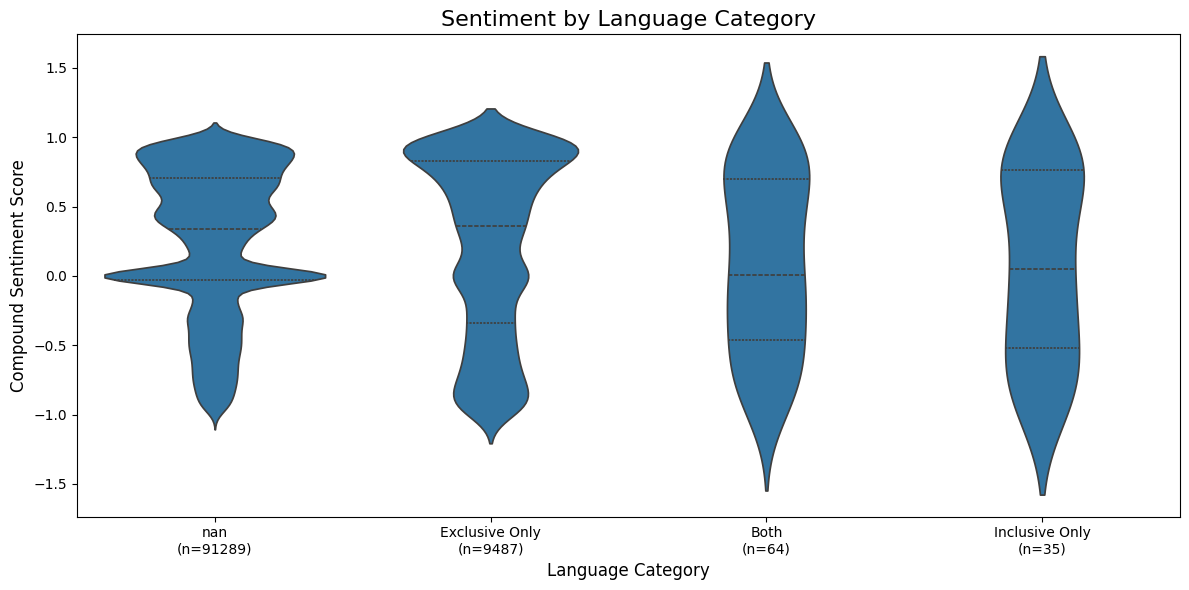
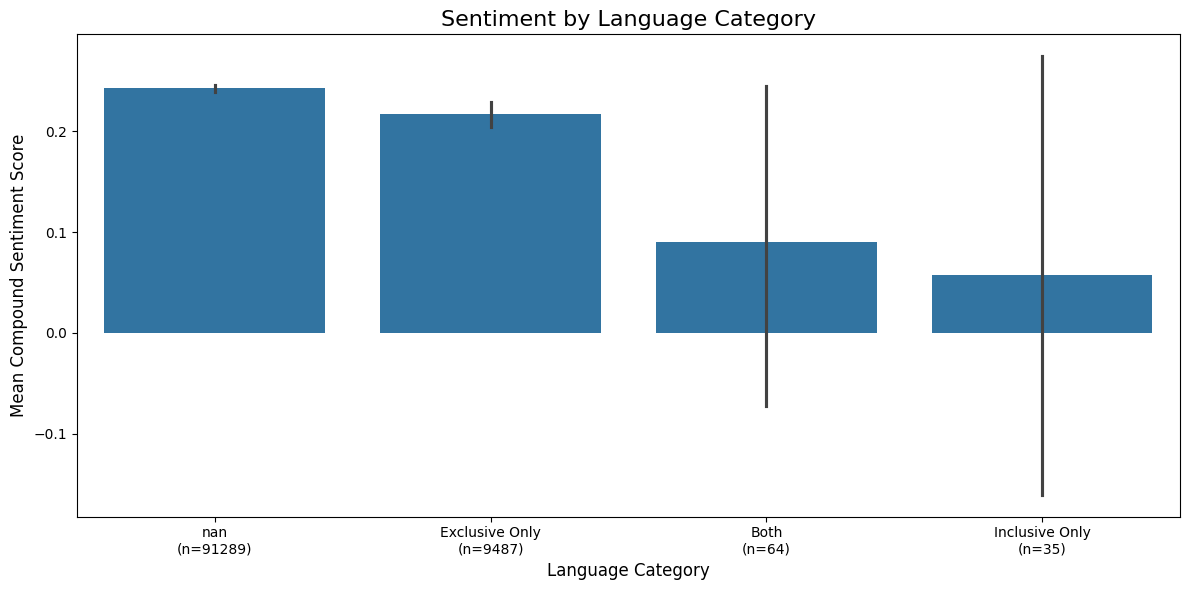
The notebook cell's code change between the first figure and the second:
--- before
+++ after
@@ -9,19 +9,19 @@
 # Plot 1: Sentiment by Language Category
 plt.figure(figsize=(12, 6))
-sns.violinplot(x='language_category_n', y='sentiment_compound', data=df, inner="quartile")
+sns.barplot(x='language_category_n', y='sentiment_compound', data=df)
 plt.title("Sentiment by Language Category", fontsize=16)
 plt.xlabel("Language Category", fontsize=12)
-plt.ylabel("Compound Sentiment Score", fontsize=12)
+plt.ylabel("Mean Compound Sentiment Score", fontsize=12)
 plt.tight_layout()
-plt.savefig("plot_sentiment_by_language_with_n.png")
+plt.savefig("plot_sentiment_by_language_with_n.jpg", format='jpg')
 plt.show()
 
 # Plot 2: Sentiment by Community Source
 plt.figure(figsize=(8, 6))
-sns.boxplot(x='source_n', y='sentiment_compound', data=df)
+sns.barplot(x='source_n', y='sentiment_compound', data=df)
 plt.title("Sentiment by Community Source", fontsize=16)
 plt.xlabel("Community World", fontsize=12)
-plt.ylabel("Compound Sentiment Score", fontsize=12)
+plt.ylabel("Mean Compound Sentiment Score", fontsize=12)
 plt.tight_layout()
-plt.savefig("plot_sentiment_by_source_with_n.png")
+plt.savefig("plot_sentiment_by_source_with_n.jpg", format='jpg')
 plt.show()

Commit: Updated plots to standard bar graphs in JPG format